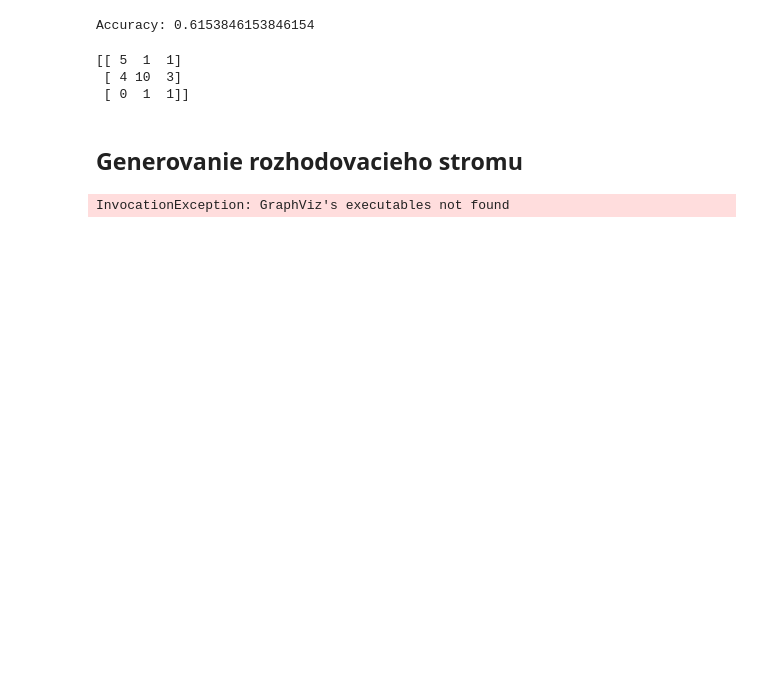
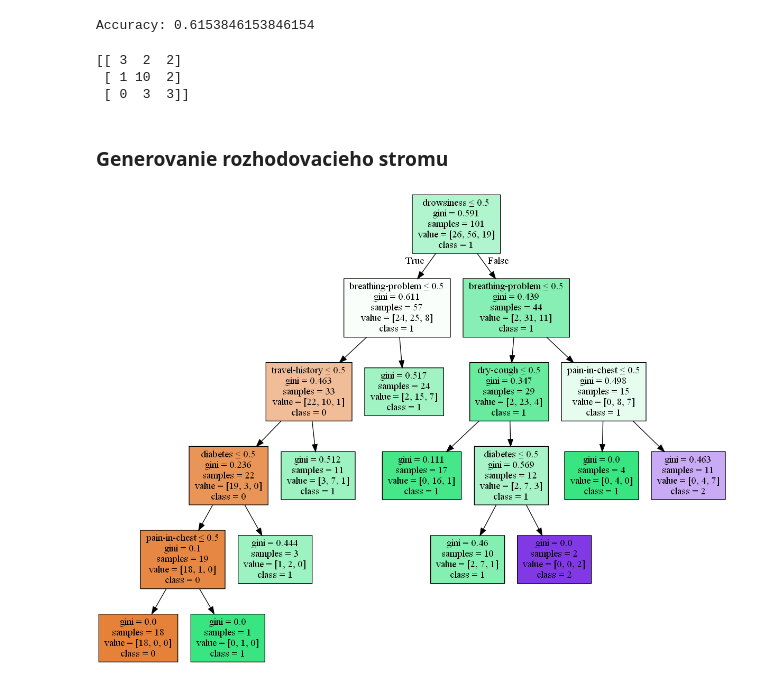
Before and after one commit to ksteflovic/KS_Covid-19, a Jupyter notebook: project/notebooks/ks_covid19.ipynb, the cells around one changed output. Saved outputs shown, nothing was run; the diff lists cells and outputs as text; code cells hidden in the pictures; blank space fills up the shorter version.

```diff
--- a/project/notebooks/ks_covid19.ipynb
+++ b/project/notebooks/ks_covid19.ipynb
@@ -81,7 +125,7 @@ y = new_covid_csv['result']
 
 X_train, X_test, y_train, y_test = train_test_split(X, y, test_size=0.2)
 # %%
-clf = DecisionTreeClassifier()
+clf = DecisionTreeClassifier(max_leaf_nodes=10)
 # %%
 # Alt+ Shift + B
 clf = clf.fit(X_train,y_train)
@@ -97,25 +141,25 @@ from sklearn.metrics import confusion_matrix
 #meranie výkonu klasifikácie strojového učenia
 print(confusion_matrix(y_test, y_pred))
 # %% [output]
-[[ 5  1  1]
- [ 4 10  3]
- [ 0  1  1]]
+[[ 3  2  2]
+ [ 1 10  2]
+ [ 0  3  3]]
 # %% [markdown]
-## Generovanie rozhodovacieho stromu
+### Generovanie rozhodovacieho stromu
 # %%
-col_names = ['dry-cough', 'sour-throat', 'breathing-problem', 'weakness', 'drowsiness', 'pain-in-chest', 'diabetes','change-in-sns','travel-history', 'gender_F', 'gender_M']
+col_names2 = ['dry-cough', 'sour-throat', 'breathing-problem', 'weakness', 'drowsiness', 'pain-in-chest', 'diabetes','change-in-sns','travel-history', 'gender_F', 'gender_M']
 
 dot_data = StringIO()
 export_graphviz(clf, out_file=dot_data,
                 filled=True, rounded=False,
                 special_characters=True,
-                feature_names = col_names,
+                feature_names = col_names2,
                 class_names=['0', '1', '2'])
 graph = pydotplus.graph_from_dot_data(dot_data.getvalue())
 graph.write_png('skuska.png')
 Image(graph.create_png())
 # %% [output]
-InvocationException: GraphViz's executables not found
+[figure, added]
 # %%
 
 # rozhodovaci strom
```
Also changed, not shown: parts of 14 cells of this notebook, 1 other file.
